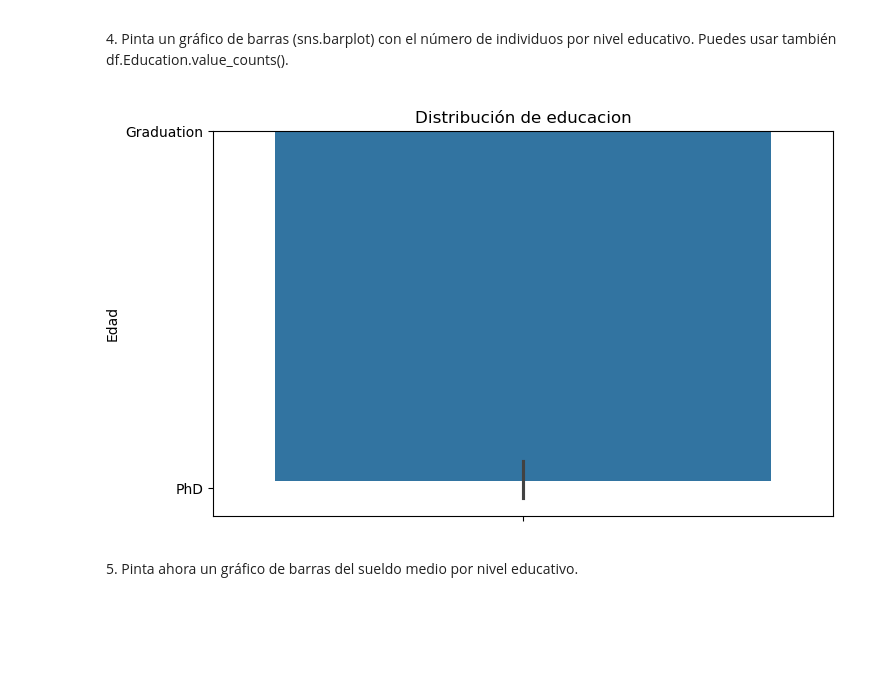
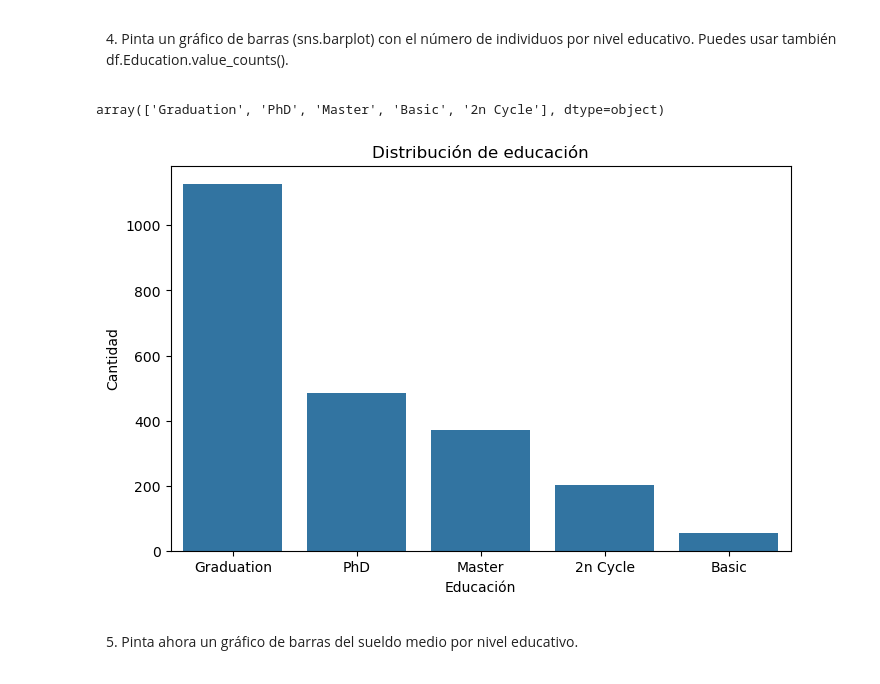
Before and after one commit to pablop11/CE_IABD, a Jupyter notebook: PIA/UNIDAD3/Actividad3_15 Kmeans CampañaMarketing/Actividad3_15.ipynb, the cells around one changed output. Drawn from its saved outputs; the diff is of its cells as text; code cells hidden in the pictures; blank space fills up the shorter version.

```diff
--- a/PIA/UNIDAD3/Actividad3_15 Kmeans CampañaMarketing/Actividad3_15.ipynb
+++ b/PIA/UNIDAD3/Actividad3_15 Kmeans CampañaMarketing/Actividad3_15.ipynb
@@ -28,4 +28,4 @@ df.head()
 2. Borra la columna ID, ya que no nos aporta nada para segmentar los clientes. Cambia la Columna 'Year_Birth' por una con la edad de cada cliente. Pinta un gráfico de la distribución de edad. Puedes usar sns.violinplot para hacerlo. Consulta la documentación. Es una herramienta sencilla para pintar la distribución de una población por edad.
 </div>
 # %%
-df = df.drop(columns=["ID"])
+df = df.drop(columns=["ID", "Dt_Customer"])
@@ -77,14 +88,19 @@ plt.show()
 <div style="border-style:groove;border-width:thin;padding:10px">
 4. Pinta un gráfico de barras (sns.barplot) con el número de individuos por nivel educativo. Puedes usar también  df.Education.value_counts().
 </div>
+# %%
+df["Education"].unique()
+# %% [output]
+array(['Graduation', 'PhD', 'Master', 'Basic', '2n Cycle'], dtype=object)
 # %%
 plt.figure(figsize=(8, 5))
-sns.barplot(y=df['Education'].unique())
-plt.title('Distribución de educacion')
-plt.ylabel('Edad')
+sns.barplot(x=df['Education'].value_counts().index, y=df['Education'].value_counts().values)
+plt.title('Distribución de educación')
+plt.xlabel('Educación')
+plt.ylabel('Cantidad')
 plt.show()
 # %% [output]
-[figure, old version]
+[figure, new version]
 # %% [markdown]
 <div style="border-style:groove;border-width:thin;padding:10px">
 5. Pinta ahora un gráfico de barras del sueldo medio por nivel educativo.
```
Also changed, not shown: parts of 10 cells of this notebook, 1 other file.
